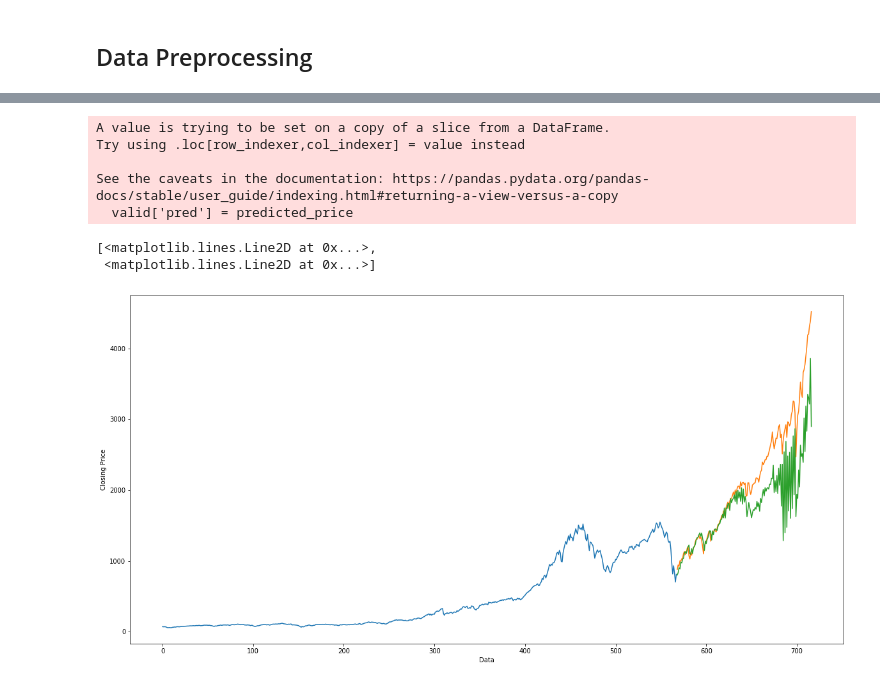
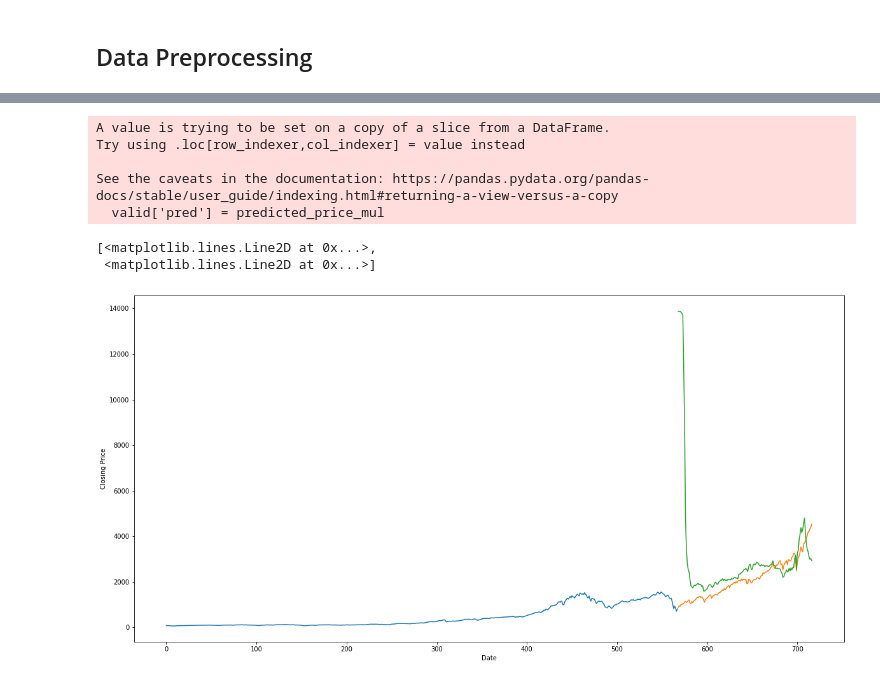
Before and after one commit to nfax117/Stock-Market-Crash-Predictor, a Jupyter notebook: NN.ipynb, the cells around one changed output, grey strips where cells are left out. Saved outputs shown, nothing was run; the diff lists cells and outputs as text; code cells hidden in the pictures.

```diff
--- a/NN.ipynb
+++ b/NN.ipynb
@@ -29,15 +29,15 @@ train_size = 568 # 80% of the data
 # %%
 SNP = pd.read_csv('./SP500.csv')
 
-# get columns 2-6 (X)
-# SNP_attribute = SNP.iloc[:,1:6]
+# get all attributes
+SNP_attributes = SNP.iloc[:,1:7]
 # get last column (y)
 SNP_price = SNP.iloc[:,-1:]
 
 # normalize the data using MinMax scaller
-# scaler = MinMaxScaler()
-# scaler.fit(SNP_attribute)
-# SNP_attribute = scaler.transform(SNP_attribute)
+scaler = MinMaxScaler()
+scaler.fit(SNP_attributes)
+SNP_attribute = scaler.transform(SNP_attributes)
 
 Price_scaler = MinMaxScaler(feature_range=(0,1))
 Price_scaler.fit(SNP_price)
@@ -48,6 +48,11 @@ SNP_price = Price_scaler.transform(SNP_price)
 
 train_data = SNP_price[0:train_size, :]
 
+SNP_attributes.shape
+train_data_mul = SNP_attributes.iloc[0:train_size, :]
+train_data_mul = np.array(train_data_mul)
+
+
 def create_train_data(data):
     x = []
     y = []
@@ -56,4 +61,4 @@ def create_train_data(data):
         y.append(data[i,0])
     return x, y
 
-X_train, y_train = create_train_data(train_data)
+X_train, y_train = create_train_data(train_data_mul)
@@ -107,5 +94,5 @@ def create_model(units=[12,3], learning_rate=0.3):
 model = create_model(units=NN_layer_dimension, learning_rate=learning_rate)
 # %%
 # Train
-model.fit(X_train, y_train, epochs=200, batch_size=25, verbose=1)
+model.fit(X_train, y_train, epochs=500, batch_size=25, verbose=1)
 # %% [output]
@@ -129,13 +116,22 @@ Epoch 200/200
 <keras.callbacks.History at 0x...>
 # %%
+# test data
 test_data = SNP_price[train_size - time_step:, :]
+test_data_mul = SNP_attributes.iloc[train_size - time_step:, :]
+test_data_mul = np.array(test_data_mul)
 X_test = []
+X_test_mul = []
 y_test = SNP_price[train_size:, :]
 for i in range(time_step, len(test_data)):
     X_test.append(test_data[i-time_step:i,0])
 
 
-X_test = np.array(X_test)
+for i in range(time_step, len(test_data_mul)):
+    X_test_mul.append(test_data_mul[i-time_step:i,0])
+
+
+X_test, X_test_mul = np.array(X_test), np.array(X_test_mul)
 X_test = np.reshape(X_test, (X_test.shape[0], X_test.shape[1], 1))
-len(test_data)
+X_test_mul = np.reshape(X_test_mul, (X_test_mul.shape[0], X_test_mul.shape[1], 1))
+X_test.shape
 # %% [output]
@@ -148,0 +139,7 @@ predicted_price.shape
+# %%
+# predicted_price = model.predict(X_test)
+predicted_price_mul = model.predict(X_test_mul)
+# predicted_price = Price_scaler.inverse_transform(predicted_price)
+predicted_price_mul = np.repeat(predicted_price_mul, 6,axis=-1)
+predicted_price_mul = scaler.inverse_transform(predicted_price_mul)[:,0]
+predicted_price_mul
@@ -149,22 +164,22 @@ predicted_price.shape
 # %%
 plt.figure(figsize=(20,10))
 training = SNP[:train_size]
 valid = SNP[train_size:]
 valid.shape
-valid['pred'] = predicted_price
+valid['pred'] = predicted_price_mul
 
 
 #plot
-plt.xlabel('Data')
+plt.xlabel('Date')
 plt.ylabel('Closing Price')
 plt.plot(training["Closing Price"])
 plt.plot(valid[['Closing Price', 'pred']])
 # %% [output]
 A value is trying to be set on a copy of a slice from a DataFrame.
 Try using .loc[row_indexer,col_indexer] = value instead
 
 See the caveats in the documentation: https://pandas.pydata.org/pandas-docs/stable/user_guide/indexing.html#returning-a-view-versus-a-copy
-  valid['pred'] = predicted_price
+  valid['pred'] = predicted_price_mul
 [<matplotlib.lines.Line2D at 0x...>,
  <matplotlib.lines.Line2D at 0x...>]
-[figure, old version]
+[figure, new version]
```
Also changed, not shown: parts of 6 cells of this notebook.
